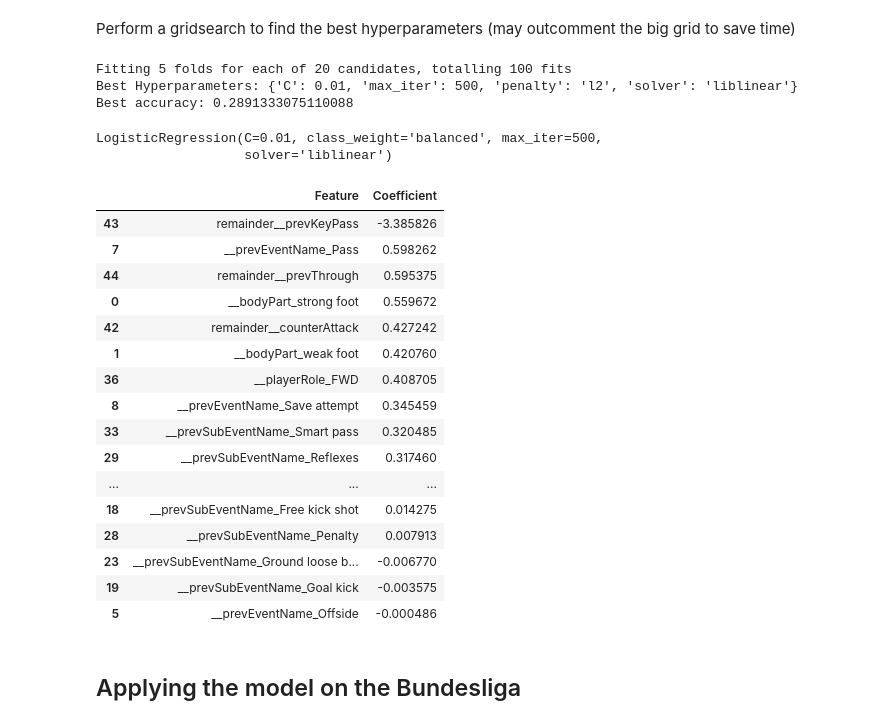
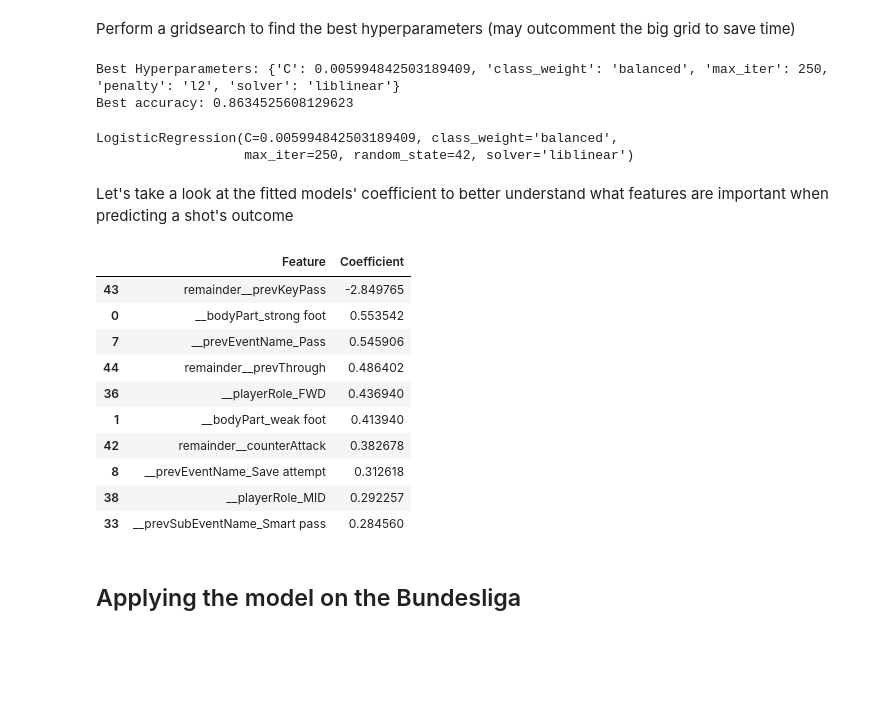
Before and after one commit to j-woe/football-analysis, a Jupyter notebook: EDA.ipynb, the cells around one changed output. Cells and saved outputs as stored; diff of their text form; code cells hidden in the pictures; blank space fills up the shorter version.

Commit message:
refactor the gridsearch for hyperparameter-tuning

```diff
--- a/EDA.ipynb
+++ b/EDA.ipynb
@@ -577,65 +575,61 @@ model = LogisticRegression(class_weight = 'balanced')
 # %% [markdown]
 Perform a gridsearch to find the best hyperparameters (may outcomment the big grid to save time)
 # %%
-param_grid = {
-    'C': np.logspace(-4, 4, 10),
-    'penalty': ['l1', 'l2', None],
-    'solver': ['lbfgs', 'newton-cg', 'liblinear', 'saga'],
-    'max_iter': [500, 1000, 2500, 5000]
-}
-#Best Hyperparameters: {'C': 0.005994842503189409, 'max_iter': 500, 'penalty': 'l2', 'solver': 'liblinear'}
+model = LogisticRegression(random_state = 42)
 
 #param_grid = {
-#    'C': np.logspace(-2, 2, 5),
-#    'penalty': ['l1', 'l2'],
-#    'solver': ['liblinear'],
-#    'max_iter': [500, 1000]
+#    'C': np.logspace(-4, 4, 10),
+#    'class_weight': ['balanced', None],
+#    'max_iter': [250, 500, 750],
+#    'penalty': ['l1', 'l2', None],
+#    'solver': [ 'liblinear', 'newton-cholesky','saga']
 #}
+#Best Hyperparameters: {'C': 0.005994842503189409, 'class_weight': 'balanced', 'max_iter': 250, 'penalty': 'l2', 'solver': 'liblinear'}
 
-grid_search = GridSearchCV(estimator = model, param_grid = param_grid, cv = 5, scoring = 'precision', verbose = 1, n_jobs = -1)
+param_grid = {
+    'C': [0.005994842503189409],
+    'class_weight': ['balanced', None],
+    'max_iter': [250, 500],
+    'penalty': ['l2'],
+    'solver': ['liblinear']
+}
+
+grid_search = GridSearchCV(estimator = model, param_grid = param_grid, cv = 5, scoring = 'roc_auc', verbose = 0, n_jobs = -1)
 
 grid_search.fit(X, y)
 
 print("Best Hyperparameters:", grid_search.best_params_)
 print("Best accuracy:", grid_search.best_score_)
 # %% [output]
-Fitting 5 folds for each of 20 candidates, totalling 100 fits
-Best Hyperparameters: {'C': 0.01, 'max_iter': 500, 'penalty': 'l2', 'solver': 'liblinear'}
-Best accuracy: 0.2891333075110088
+Best Hyperparameters: {'C': 0.005994842503189409, 'class_weight': 'balanced', 'max_iter': 250, 'penalty': 'l2', 'solver': 'liblinear'}
+Best accuracy: 0.8634525608129623
 # %%
 best_model = grid_search.best_estimator_
+best_model.fit(X, y)
+# %% [output]
+LogisticRegression(C=0.005994842503189409, class_weight='balanced',
+                   max_iter=250, random_state=42, solver='liblinear')
-# %%
-best_model.fit(X, y)
-# %% [output]
-LogisticRegression(C=0.01, class_weight='balanced', max_iter=500,
-                   solver='liblinear')
+# %% [markdown]
+Let's take a look at the fitted models' coefficient to better understand what features are important when predicting a shot's outcome
 # %%
-coefficients = best_model.coef_[0]
-
-feature_importance = pd.DataFrame({'Feature': X.columns, 'Coefficient': coefficients})
+feature_importance = pd.DataFrame({'Feature': X.columns, 'Coefficient': best_model.coef_[0]})
 
 feature_importance['Abs_Coefficient'] = feature_importance['Coefficient'].abs()
 feature_importance = feature_importance.sort_values(by='Abs_Coefficient', ascending=False)
 
-feature_importance[['Feature', 'Coefficient']]
+feature_importance[['Feature', 'Coefficient']].head(10)
 # %% [output]
 |  | Feature | Coefficient |
-| 43 | remainder__prevKeyPass | -3.385826 |
-| 7 | __prevEventName_Pass | 0.598262 |
-| 44 | remainder__prevThrough | 0.595375 |
-| 0 | __bodyPart_strong foot | 0.559672 |
-| 42 | remainder__counterAttack | 0.427242 |
-| 1 | __bodyPart_weak foot | 0.420760 |
-| 36 | __playerRole_FWD | 0.408705 |
-| 8 | __prevEventName_Save attempt | 0.345459 |
-| 33 | __prevSubEventName_Smart pass | 0.320485 |
-| 29 | __prevSubEventName_Reflexes | 0.317460 |
-| ... | ... | ... |
-| 18 | __prevSubEventName_Free kick shot | 0.014275 |
-| 28 | __prevSubEventName_Penalty | 0.007913 |
-| 23 | __prevSubEventName_Ground loose b... | -0.006770 |
-| 19 | __prevSubEventName_Goal kick | -0.003575 |
-| 5 | __prevEventName_Offside | -0.000486 |
+| 43 | remainder__prevKeyPass | -2.849765 |
+| 0 | __bodyPart_strong foot | 0.553542 |
+| 7 | __prevEventName_Pass | 0.545906 |
+| 44 | remainder__prevThrough | 0.486402 |
+| 36 | __playerRole_FWD | 0.436940 |
+| 1 | __bodyPart_weak foot | 0.413940 |
+| 42 | remainder__counterAttack | 0.382678 |
+| 8 | __prevEventName_Save attempt | 0.312618 |
+| 38 | __playerRole_MID | 0.292257 |
+| 33 | __prevSubEventName_Smart pass | 0.284560 |
 # %% [markdown]
 ## Applying the model on the Bundesliga
 # %%
```
Also changed, not shown: parts of 9 cells of this notebook.
